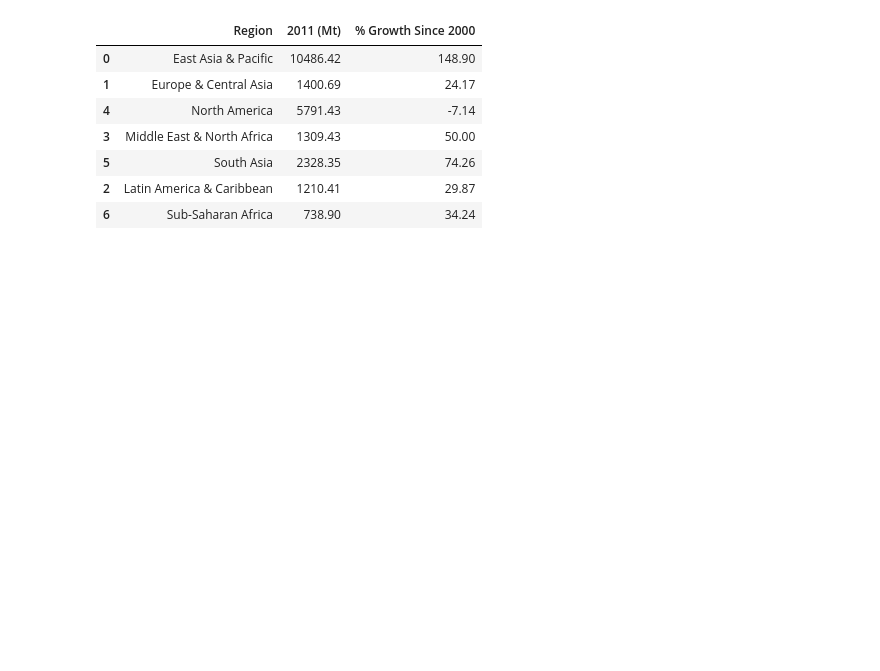
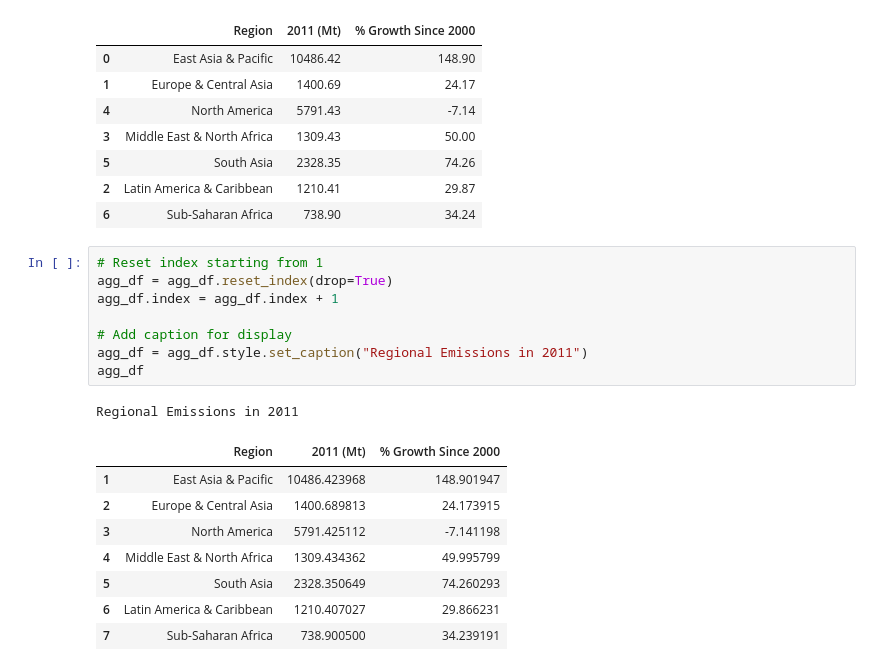
Before and after one commit to sanaullah525/Global-CO2-Emissions-Data-Analysis-Project, a Jupyter notebook: datapr.ipynb, the cells around one changed output. Saved outputs shown, nothing was run; the diff lists cells and outputs as text; blank space fills up the shorter version.

Commit message:
Adding title and indexes to the final table.

```diff
--- a/datapr.ipynb
+++ b/datapr.ipynb
@@ -417,3 +417,21 @@ agg_df
 | 5 | South Asia | 2328.35 | 74.26 |
 | 2 | Latin America & Caribbean | 1210.41 | 29.87 |
 | 6 | Sub-Saharan Africa | 738.90 | 34.24 |
+# %%
+# Reset index starting from 1
+agg_df = agg_df.reset_index(drop=True)
+agg_df.index = agg_df.index + 1
+
+# Add caption for display
+agg_df = agg_df.style.set_caption("Regional Emissions in 2011")
+agg_df
+# %% [output]
+Regional Emissions in 2011
+|  | Region | 2011 (Mt) | % Growth Since 2000 |
+| 1 | East Asia & Pacific | 10486.423968 | 148.901947 |
+| 2 | Europe & Central Asia | 1400.689813 | 24.173915 |
+| 3 | North America | 5791.425112 | -7.141198 |
+| 4 | Middle East & North Africa | 1309.434362 | 49.995799 |
+| 5 | South Asia | 2328.350649 | 74.260293 |
+| 6 | Latin America & Caribbean | 1210.407027 | 29.866231 |
+| 7 | Sub-Saharan Africa | 738.900500 | 34.239191 |
```
